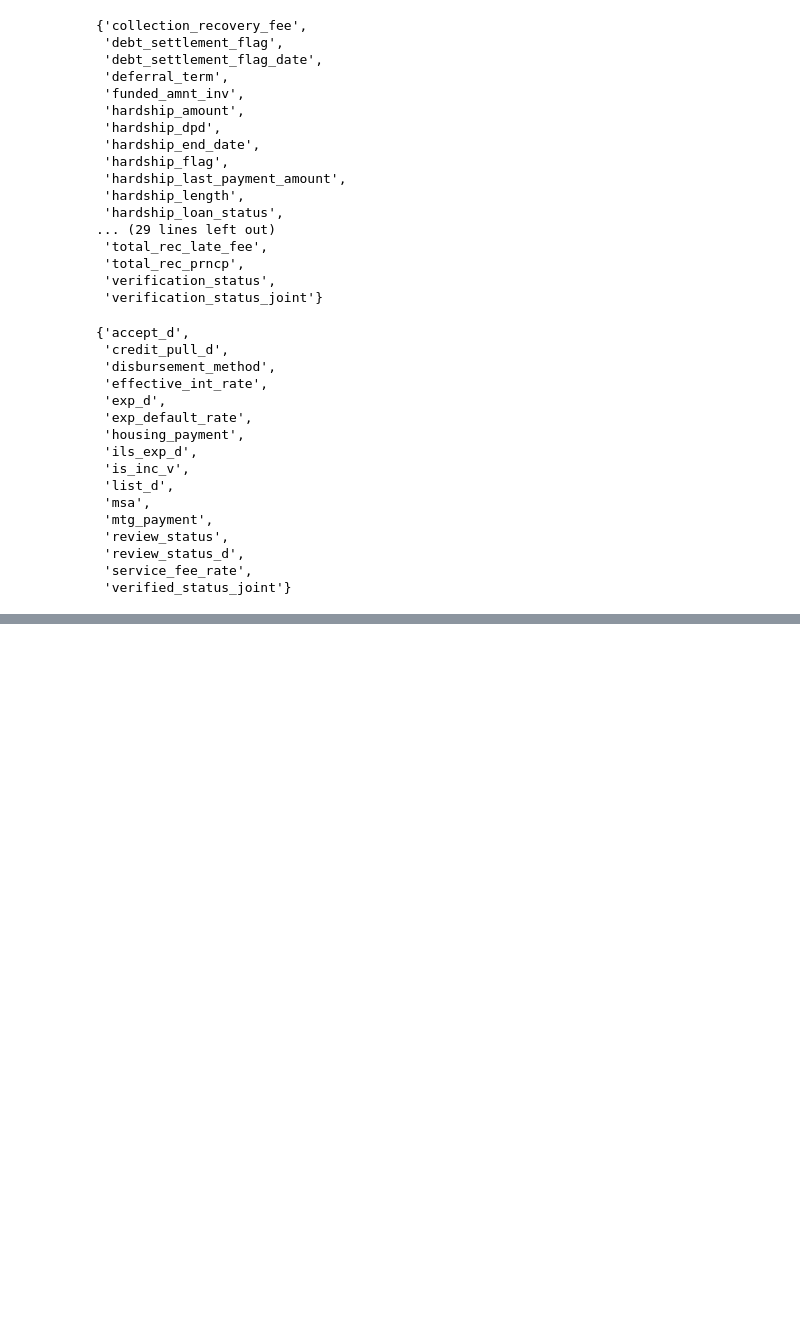
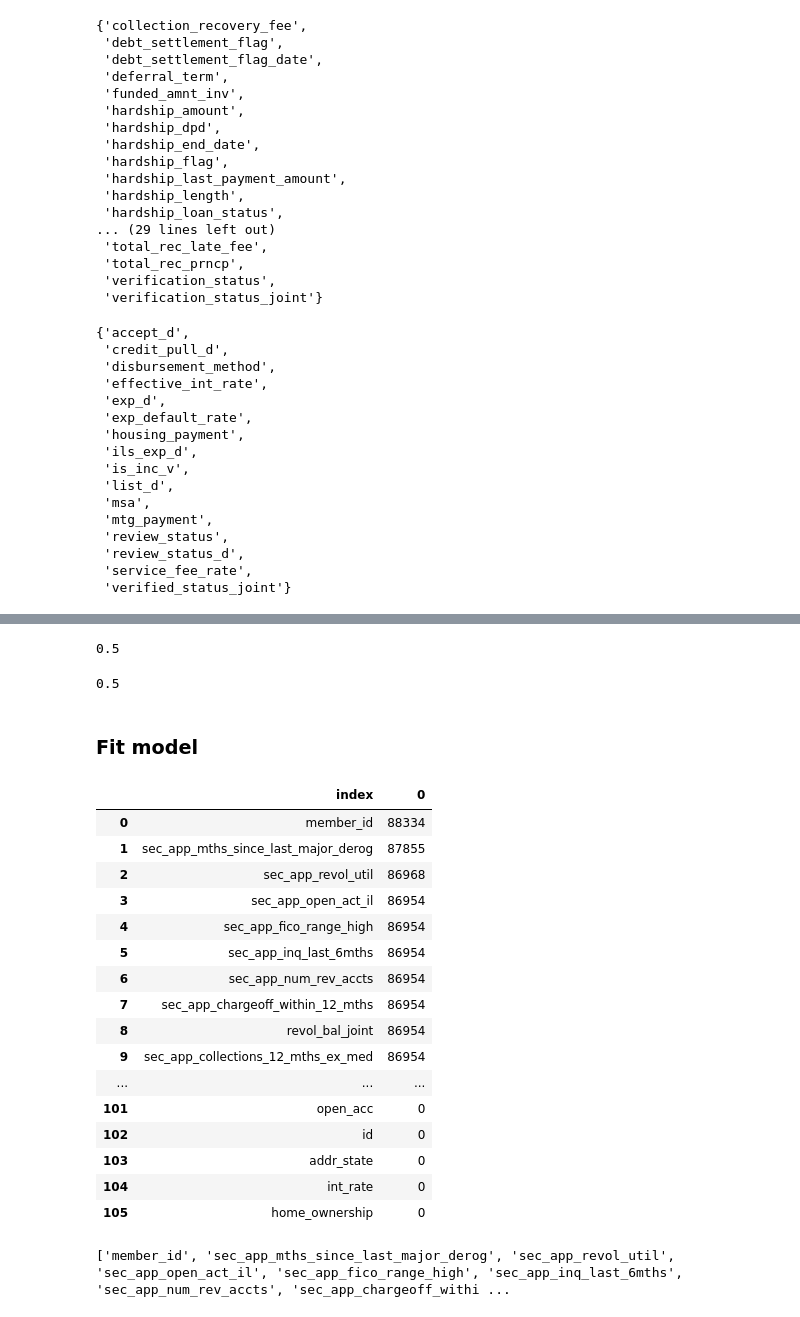
Before and after one commit to LambdaSchool/DS-Unit-2-Classification-2, a Jupyter notebook: Nicolae_Dubenco_class_imbalance_roc_auc.ipynb, the cells around one changed output, grey strips where cells are left out. Cells and saved outputs as stored; diff of their text form; code cells hidden in the pictures; blank space fills up the shorter version.

```diff
--- a/Nicolae_Dubenco_class_imbalance_roc_auc.ipynb
+++ b/Nicolae_Dubenco_class_imbalance_roc_auc.ipynb
@@ -176,0 +257,42 @@ just_current
+# %%
+# get ROC AUC score for majority class baseline
+from sklearn.metrics import roc_auc_score
+
+y_pred_proba = np.full_like(y_val, fill_value=1)
+roc_auc_score(y_val, y_pred_proba)
+# %% [output]
+0.5
+# %%
+y_pred_proba = np.full_like(y_val, fill_value=0)
+roc_auc_score(y_val, y_pred_proba)
+# %% [output]
+0.5
+# %% [markdown]
+### Fit model
+# %%
+# count missing values
+null_counts = X_train.isnull().sum().sort_values(ascending=False)
+null_counts.reset_index()
+# %% [output]
+|  | index | 0 |
+| 0 | member_id | 88334 |
+| 1 | sec_app_mths_since_last_major_derog | 87855 |
+| 2 | sec_app_revol_util | 86968 |
+| 3 | sec_app_open_act_il | 86954 |
+| 4 | sec_app_fico_range_high | 86954 |
+| 5 | sec_app_inq_last_6mths | 86954 |
+| 6 | sec_app_num_rev_accts | 86954 |
+| 7 | sec_app_chargeoff_within_12_mths | 86954 |
+| 8 | revol_bal_joint | 86954 |
+| 9 | sec_app_collections_12_mths_ex_med | 86954 |
+| ... | ... | ... |
+| 101 | open_acc | 0 |
+| 102 | id | 0 |
+| 103 | addr_state | 0 |
+| 104 | int_rate | 0 |
+| 105 | home_ownership | 0 |
+# %%
+many_nulls = null_counts[:73].index
+print(list(many_nulls))
+# %% [output]
+['member_id', 'sec_app_mths_since_last_major_derog', 'sec_app_revol_util', 'sec_app_open_act_il', 'sec_app_fico_range_high', 'sec_app_inq_last_6mths', 'sec_app_num_rev_accts', 'sec_app_chargeoff_withi ...
```
Also changed, not shown: parts of 22 cells of this notebook.
